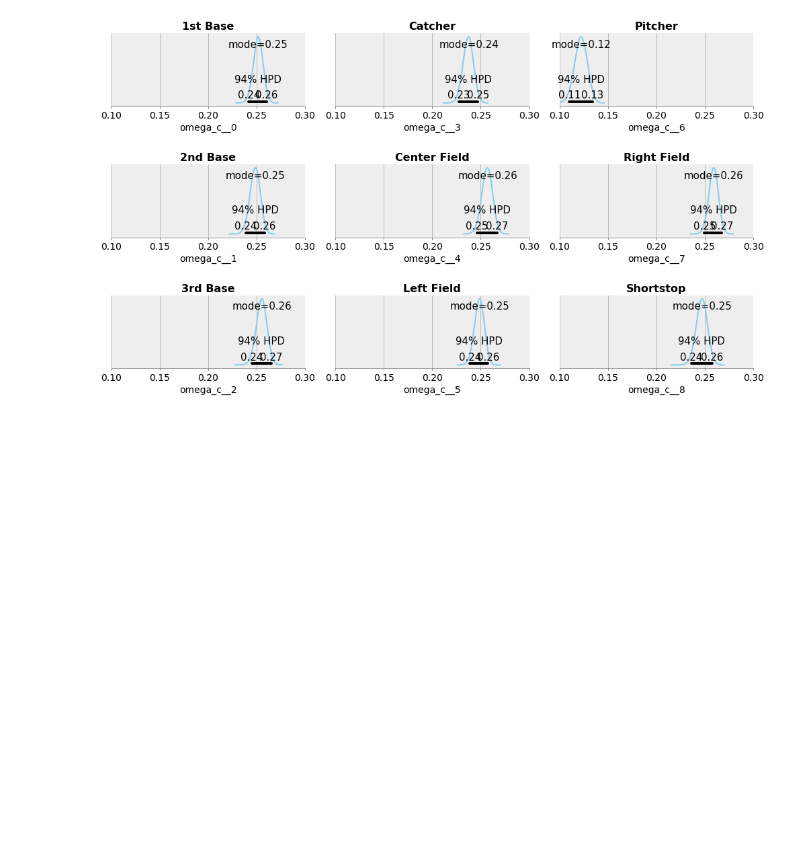
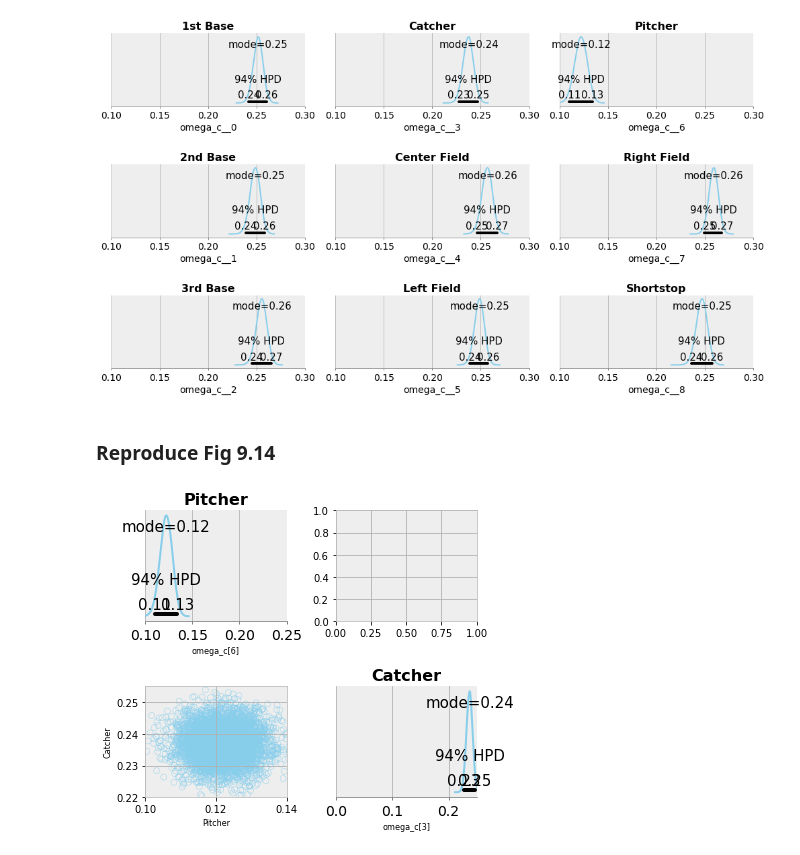
Before and after one commit to kerns-ai-lab/DBDA2-Python, a Jupyter notebook: Ch09_Baseball-Example.ipynb, the cells around one changed output. Saved outputs shown, nothing was run; the diff lists cells and outputs as text; code cells hidden in the pictures; blank space fills up the shorter version.

```diff
--- a/Ch09_Baseball-Example.ipynb
+++ b/Ch09_Baseball-Example.ipynb
@@ -169,3 +170,32 @@ for i, ax in enumerate(axes.T.flatten()):
 plt.tight_layout(h_pad=3)
 # %% [output]
 [figure]
+# %% [markdown]
+### Reproduce Fig 9.14
+# %%
+fig, axes = plt.subplots(2, 2, figsize=(6, 5))
+
+font_d = {'size':8}
+
+# omega posterior plots
+pm.plot_posterior(trace['omega_c'][:,6], point_estimate='mode', ax=axes[0, 0], color=color)
+axes[0, 0].set_title(pripos_codes[6], fontdict={'fontsize':16, 'fontweight':'bold'})
+axes[0, 0].set_xlabel('omega_c[{}]'.format(6), fontdict=font_d)
+axes[0, 0].set(xlim=(0.1,0.25))
+
+pm.plot_posterior(trace['omega_c'][:,3], point_estimate='mode', ax=axes[1, 1], color=color)
+axes[1, 1].set_title(pripos_codes[3], fontdict={'fontsize':16, 'fontweight':'bold'})
+axes[1, 1].set_xlabel('omega_c[{}]'.format(3), fontdict=font_d)
+axes[1, 1].set(xlim=(0,0.25))
+
+# omega scatter plot
+axes[1, 0].scatter(trace['omega_c'][::10,6], trace['omega_c'][::10,3], alpha=0.75, color=color, facecolor='none')
+axes[1, 0].plot([0, 1], [0, 1], ':k', transform=ax.transAxes, alpha=0.5)
+axes[1, 0].set_xlabel(pripos_codes[6], fontdict=font_d)
+axes[1, 0].set_ylabel(pripos_codes[3], fontdict=font_d)
+axes[1, 0].set(xlim=(0.1,0.14), ylim=(0.22,0.255))
+
+
+plt.tight_layout(h_pad=3)
+# %% [output]
+[figure, added]
```
Also changed, not shown: parts of 3 cells of this notebook.
